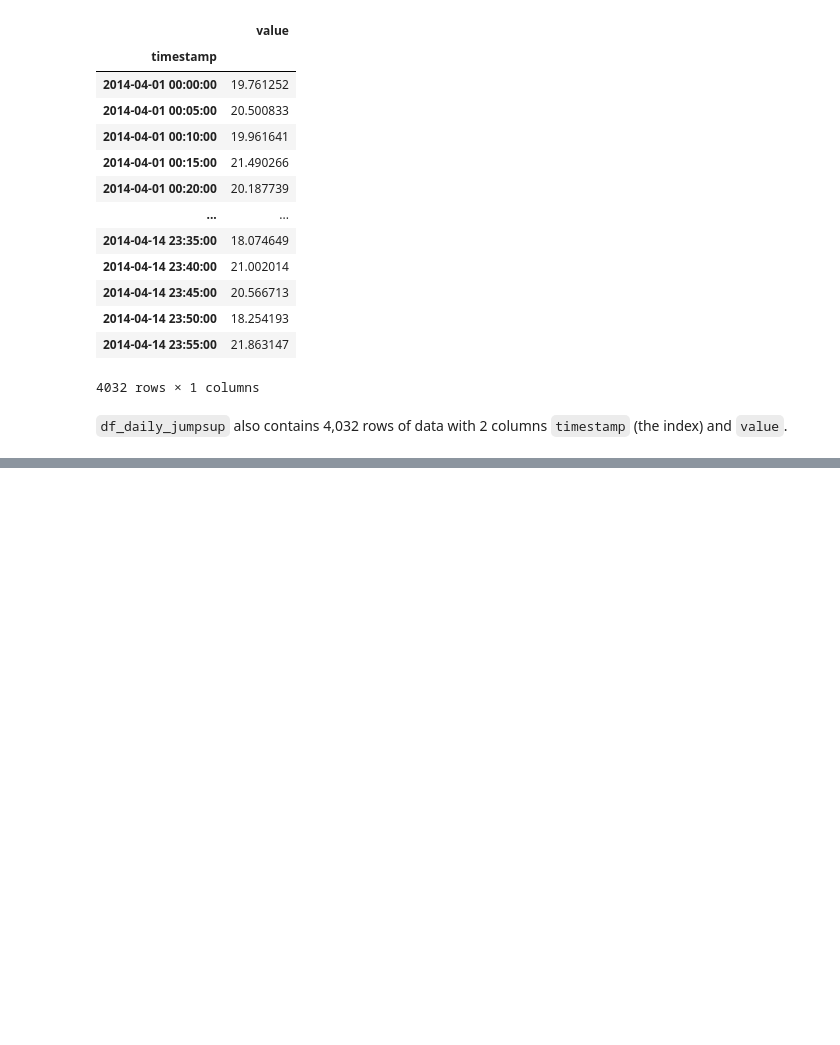
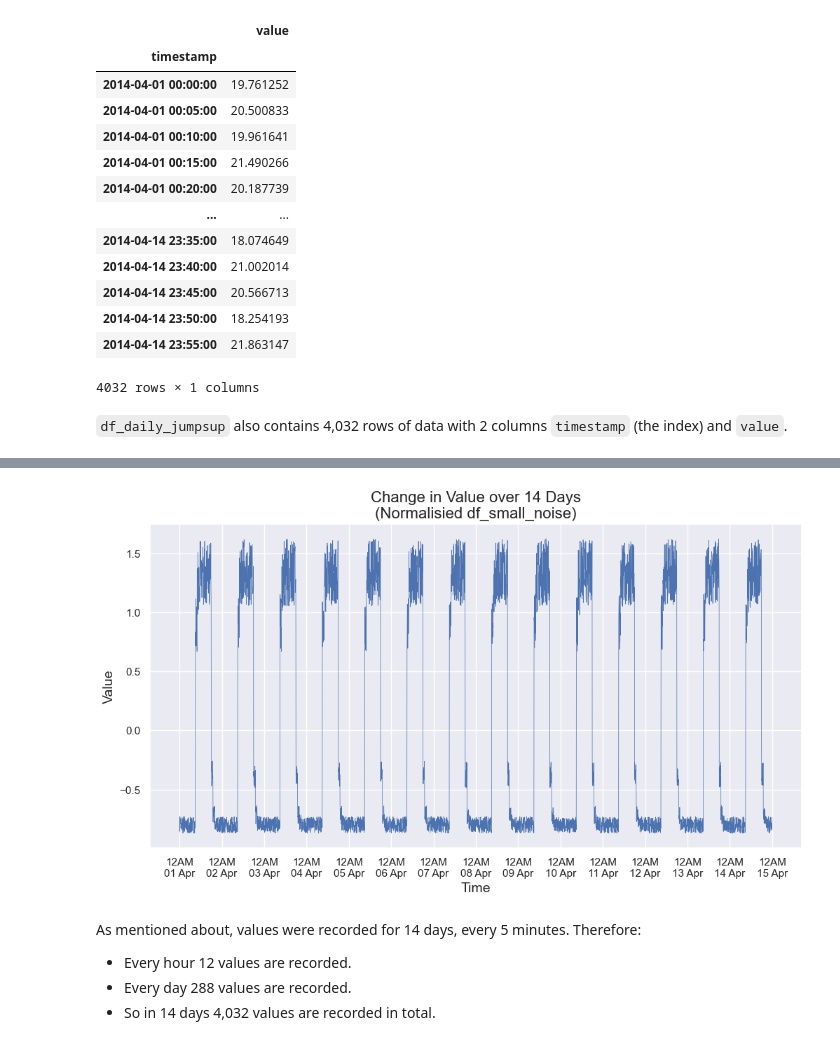
Before and after one commit to ShaneOG2/machstat-assessment, a Jupyter notebook: Practicals/Machine Learning Project Notebook.ipynb, the cells around one changed output, grey strips where cells are left out. Cells and saved outputs as stored; diff of their text form; code cells hidden in the pictures; blank space fills up the shorter version.

Commit message:
Formated train data.

```diff
--- a/Practicals/Machine Learning Project Notebook.ipynb
+++ b/Practicals/Machine Learning Project Notebook.ipynb
@@ -171,0 +196,9 @@ plt.plot(df_daily_jumpsup.index, df_daily_jumpsup['value'], linewidth=0.5);
+# %%
+# Calculate the mean of values
+train_mean = df_small_noise['value'].mean()
+
+# Calculate the standard deviation of values
+train_std = df_small_noise['value'].std()
+
+print(f'Mean: {train_mean:.2f}')
+print(f'Standard Deviation: {train_std:.2f}')
@@ -171,0 +208,4 @@ plt.plot(df_daily_jumpsup.index, df_daily_jumpsup['value'], linewidth=0.5);
+# %%
+# Normalise the data
+df_train_vals = (df_small_noise - train_mean) / train_std
+df_train_vals.head()
@@ -171,0 +220,27 @@ plt.plot(df_daily_jumpsup.index, df_daily_jumpsup['value'], linewidth=0.5);
+# %%
+# Set figure size
+fig, ax = plt.subplots(figsize=(12,6))
+
+# Add title
+plt.title("Change in Value over 14 Days\n(Normalisied df_small_noise)", fontsize=16)
+
+# Add x and y labels
+plt.xlabel('Time', fontsize=14)
+plt.ylabel('Value', fontsize=14)
+
+# Define the date format
+date_form = mdates.DateFormatter("12AM\n%d %b")
+ax.xaxis.set_major_formatter(date_form)
+
+# Set x-axis to 1 day intervals
+ax.xaxis.set_major_locator(mdates.DayLocator(interval=1))
+
+# Plot Time vs Value
+plt.plot(df_train_vals.index, df_train_vals['value'], linewidth=0.5);
+# %% [output]
+[figure, added]
+# %% [markdown]
+As mentioned about, values were recorded for 14 days, every 5 minutes. Therefore:
+- Every hour 12 values are recorded.
+- Every day 288 values are recorded.
+- So in 14 days 4,032 values are recorded in total.
```
Also changed, not shown: parts of 13 cells of this notebook.
